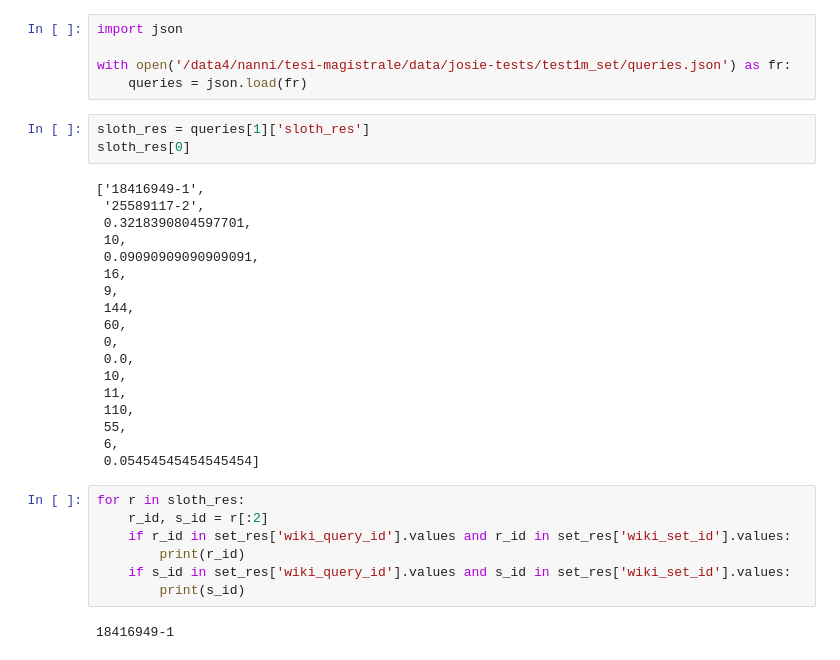
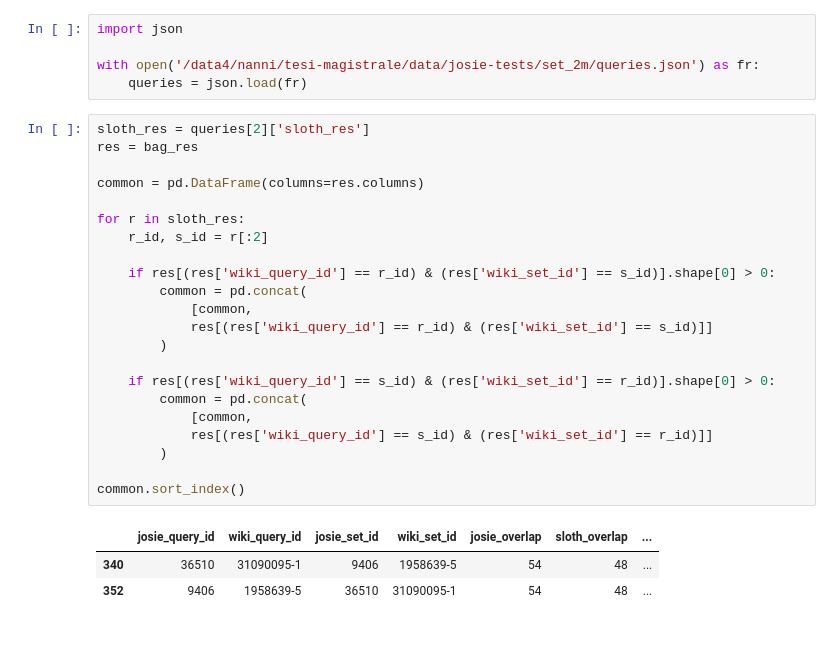
Before and after one commit to nanni00/datalake-table-finder, a Jupyter notebook: experiments/josie/analysis.ipynb, the cells around one changed output. Cells and saved outputs as stored; diff of their text form.

```diff
--- a/experiments/josie/analysis.ipynb
+++ b/experiments/josie/analysis.ipynb
@@ -41,35 +41,31 @@ plt.show()
 # %%
 import json
 
-with open('/data4/nanni/tesi-magistrale/data/josie-tests/test1m_set/queries.json') as fr:
+with open('/data4/nanni/tesi-magistrale/data/josie-tests/set_2m/queries.json') as fr:
     queries = json.load(fr)
-# %%
-sloth_res = queries[1]['sloth_res']
-sloth_res[0]
-# %% [output]
-['18416949-1',
- '25589117-2',
- 0.3218390804597701,
- 10,
- 0.09090909090909091,
- 16,
- 9,
- 144,
- 60,
- 0,
- 0.0,
- 10,
- 11,
- 110,
- 55,
- 6,
- 0.05454545454545454]
-# %%
-for r in sloth_res:
-    r_id, s_id = r[:2]
-    if r_id in set_res['wiki_query_id'].values and r_id in set_res['wiki_set_id'].values:
-        print(r_id)
-    if s_id in set_res['wiki_query_id'].values and s_id in set_res['wiki_set_id'].values:
-        print(s_id)
-# %% [output]
-18416949-1
+# %%
+sloth_res = queries[2]['sloth_res']
+res = bag_res
+
+common = pd.DataFrame(columns=res.columns)
+
+for r in sloth_res:
+    r_id, s_id = r[:2]
+
+    if res[(res['wiki_query_id'] == r_id) & (res['wiki_set_id'] == s_id)].shape[0] > 0:
+        common = pd.concat(
+            [common,
+            res[(res['wiki_query_id'] == r_id) & (res['wiki_set_id'] == s_id)]]
+        )
+
+    if res[(res['wiki_query_id'] == s_id) & (res['wiki_set_id'] == r_id)].shape[0] > 0:
+        common = pd.concat(
+            [common,
+            res[(res['wiki_query_id'] == s_id) & (res['wiki_set_id'] == r_id)]]
+        )
+
+common.sort_index()
+# %% [output]
+|  | josie_query_id | wiki_query_id | josie_set_id | wiki_set_id | josie_overlap | sloth_overlap | ... |
+| 340 | 36510 | 31090095-1 | 9406 | 1958639-5 | 54 | 48 | ... |
+| 352 | 9406 | 1958639-5 | 36510 | 31090095-1 | 54 | 48 | ... |
```
Also changed, not shown: parts of 11 cells of this notebook, 10 other files.
